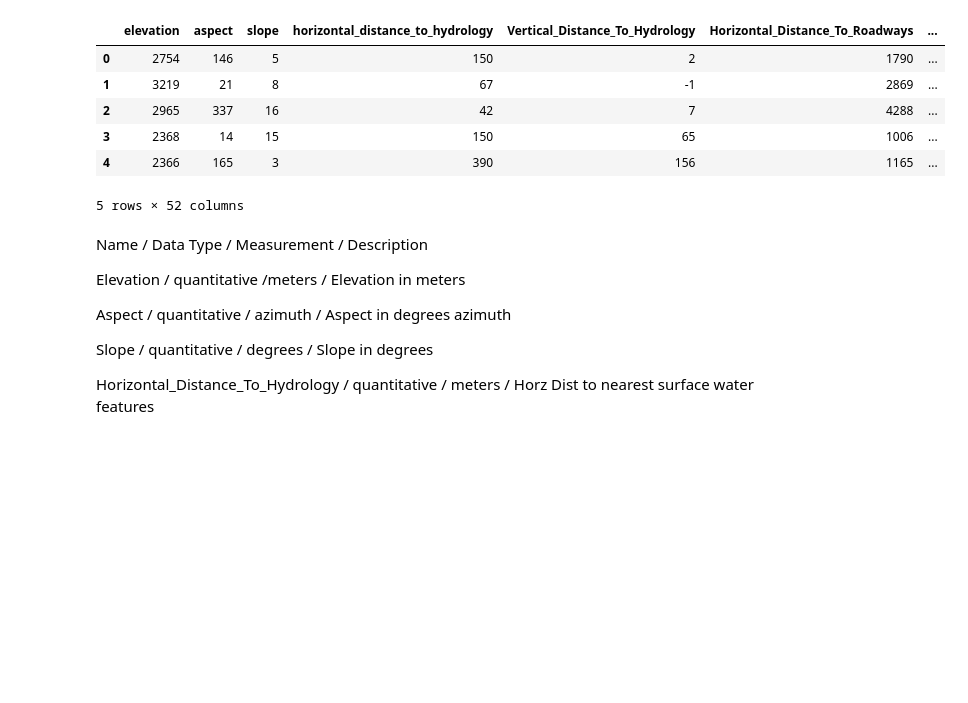
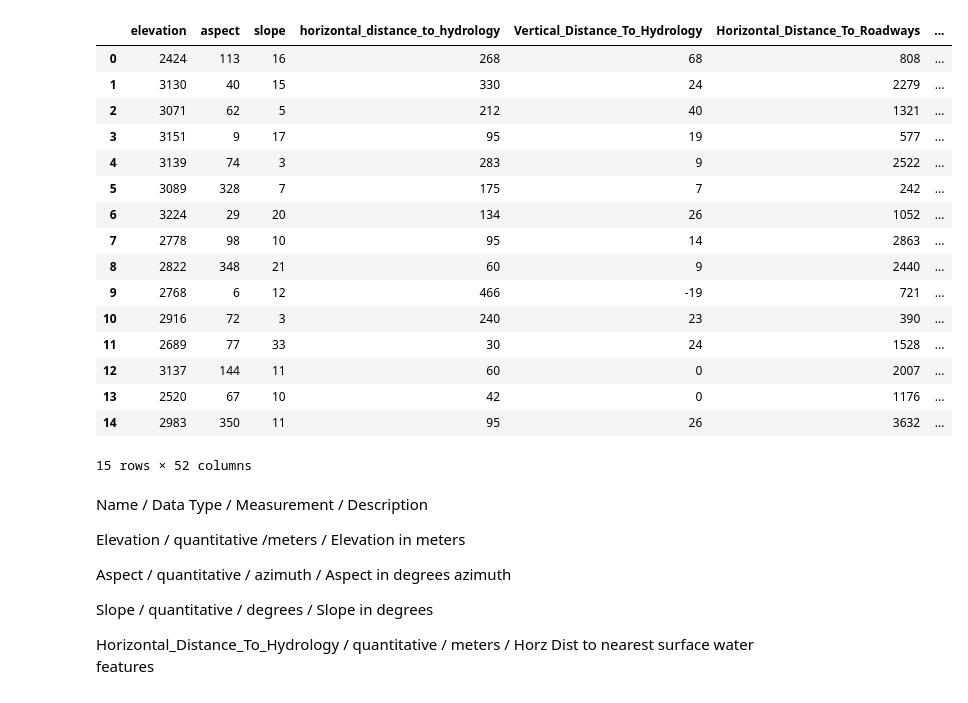
Before and after one commit to Akashr-18/Forest_cover_dvc, a Jupyter notebook: notebooks/EDA.ipynb, the cells around one changed output. Cells and saved outputs as stored; diff of their text form; code cells hidden in the pictures; blank space fills up the shorter version.

```diff
--- a/notebooks/EDA.ipynb
+++ b/notebooks/EDA.ipynb
@@ -2,16 +2,26 @@
 import pandas as pd
 from pandas_profiling import ProfileReport
 # %%
-df=pd.read_csv("C:/Users/Bala/Projects/ForestCover/data_given/forest_cover.csv")
-df.head()
+df=pd.read_csv("C:/Users/Akash R/Downloads/Forestcover-main/Forestcover-main/data_given/train/forest_cover_28011992_120212.csv")
+df.head(15)
 # %% [output]
 |  | elevation | aspect | slope | horizontal_distance_to_hydrology | Vertical_Distance_To_Hydrology | Horizontal_Distance_To_Roadways | ... |
-| 0 | 2754 | 146 | 5 | 150 | 2 | 1790 | ... |
-| 1 | 3219 | 21 | 8 | 67 | -1 | 2869 | ... |
-| 2 | 2965 | 337 | 16 | 42 | 7 | 4288 | ... |
-| 3 | 2368 | 14 | 15 | 150 | 65 | 1006 | ... |
-| 4 | 2366 | 165 | 3 | 390 | 156 | 1165 | ... |
+| 0 | 2424 | 113 | 16 | 268 | 68 | 808 | ... |
+| 1 | 3130 | 40 | 15 | 330 | 24 | 2279 | ... |
+| 2 | 3071 | 62 | 5 | 212 | 40 | 1321 | ... |
+| 3 | 3151 | 9 | 17 | 95 | 19 | 577 | ... |
+| 4 | 3139 | 74 | 3 | 283 | 9 | 2522 | ... |
+| 5 | 3089 | 328 | 7 | 175 | 7 | 242 | ... |
+| 6 | 3224 | 29 | 20 | 134 | 26 | 1052 | ... |
+| 7 | 2778 | 98 | 10 | 95 | 14 | 2863 | ... |
+| 8 | 2822 | 348 | 21 | 60 | 9 | 2440 | ... |
+| 9 | 2768 | 6 | 12 | 466 | -19 | 721 | ... |
+| 10 | 2916 | 72 | 3 | 240 | 23 | 390 | ... |
+| 11 | 2689 | 77 | 33 | 30 | 24 | 1528 | ... |
+| 12 | 3137 | 144 | 11 | 60 | 0 | 2007 | ... |
+| 13 | 2520 | 67 | 10 | 42 | 0 | 1176 | ... |
+| 14 | 2983 | 350 | 11 | 95 | 26 | 3632 | ... |
-5 rows × 52 columns
+15 rows × 52 columns
 # %% [markdown]
 Name / Data Type / Measurement / Description
 
```
Also changed, not shown: parts of 3 cells of this notebook, 4 other files.
